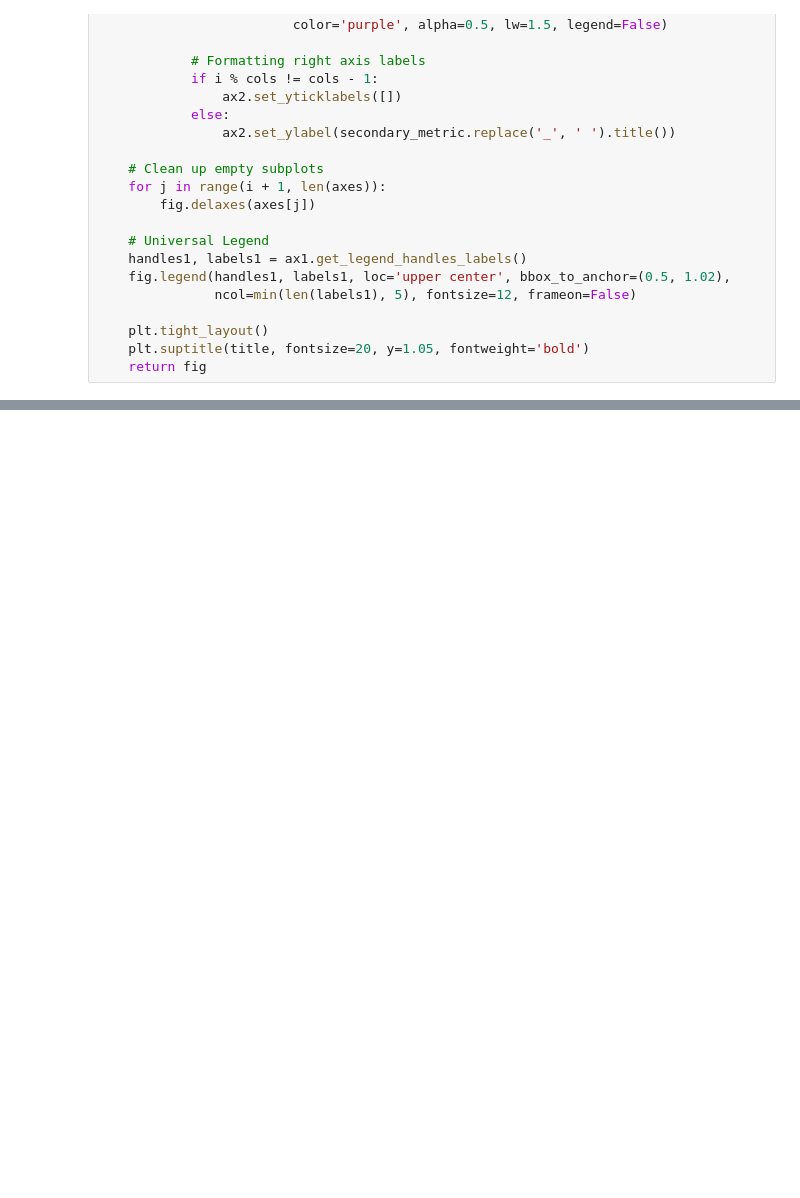
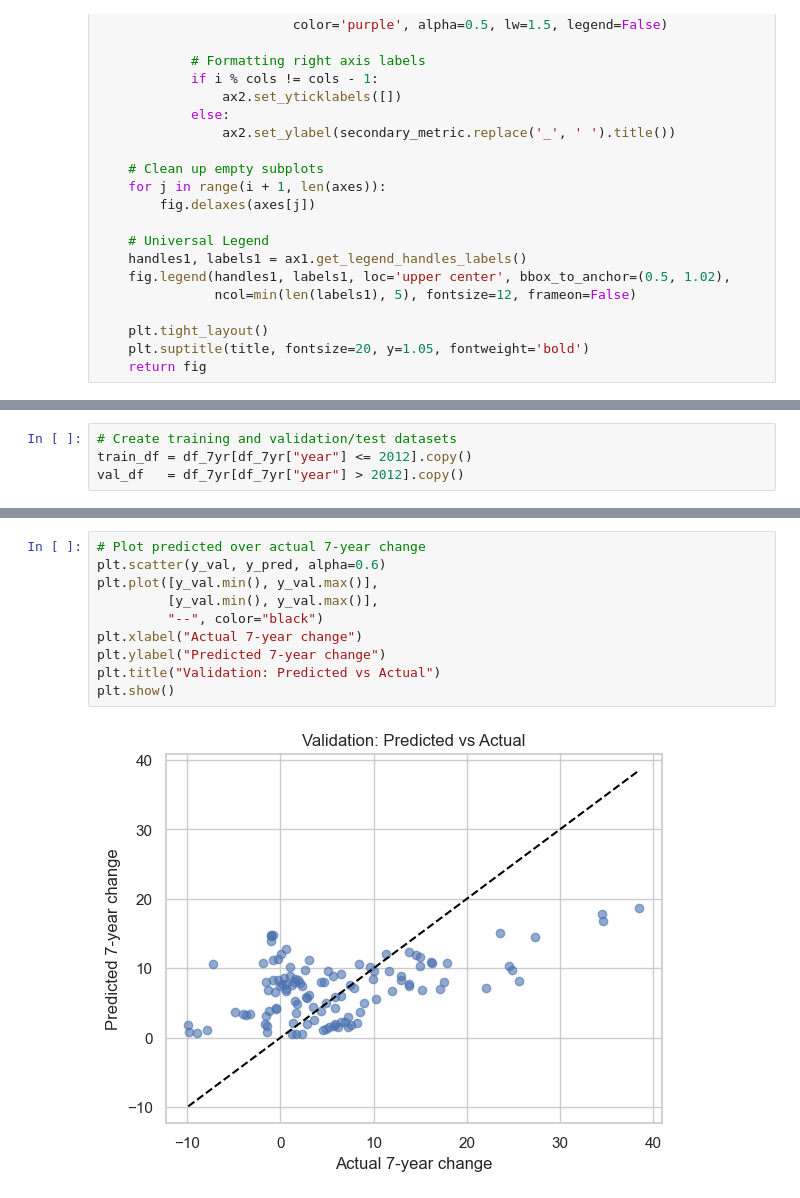
Before and after one commit to karnaukhmariia/recycling-in-europe, a Jupyter notebook: notebook.ipynb, the cells around one changed output, grey strips where cells are left out. Cells and saved outputs as stored; diff of their text form; blank space fills up the shorter version.

```diff
--- a/notebook.ipynb
+++ b/notebook.ipynb
@@ -707,0 +1271,4 @@ plt.show()
+# %%
+# Create training and validation/test datasets
+train_df = df_7yr[df_7yr["year"] <= 2012].copy()
+val_df   = df_7yr[df_7yr["year"] > 2012].copy()
@@ -707,0 +1342,12 @@ plt.show()
+# %%
+# Plot predicted over actual 7-year change
+plt.scatter(y_val, y_pred, alpha=0.6)
+plt.plot([y_val.min(), y_val.max()],
+         [y_val.min(), y_val.max()],
+         "--", color="black")
+plt.xlabel("Actual 7-year change")
+plt.ylabel("Predicted 7-year change")
+plt.title("Validation: Predicted vs Actual")
+plt.show()
+# %% [output]
+[figure, added]
```
Also changed, not shown: parts of 83 cells of this notebook.
